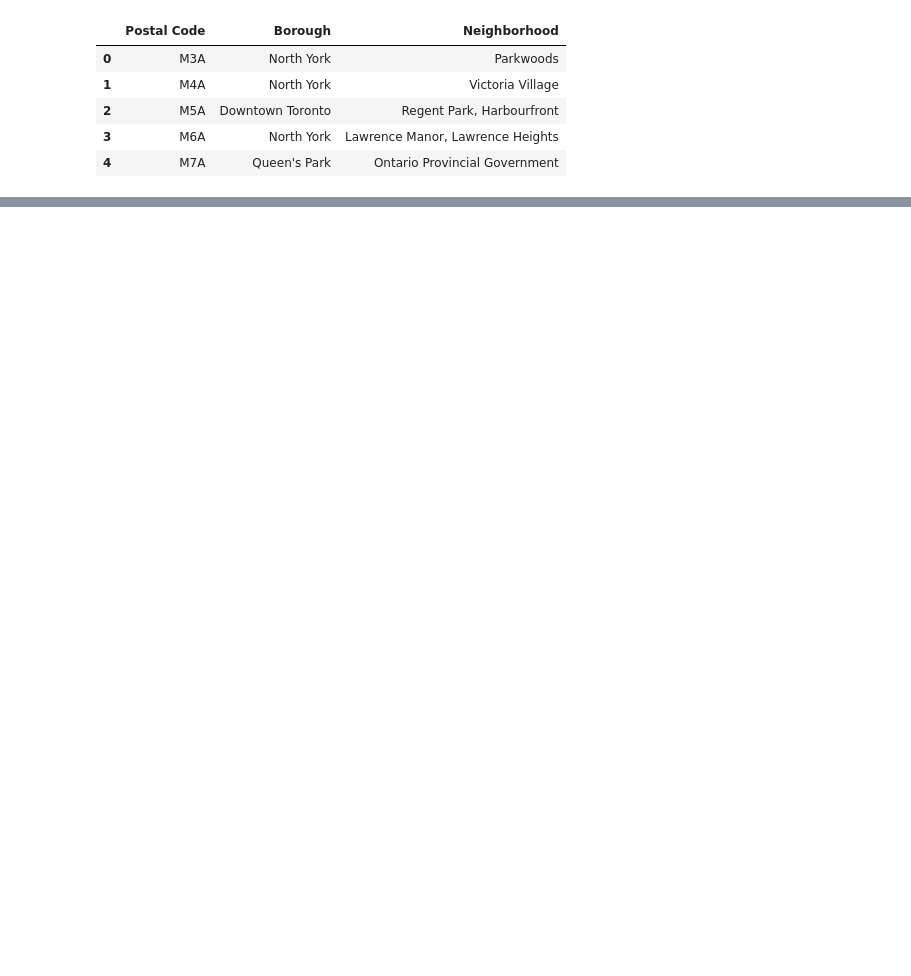
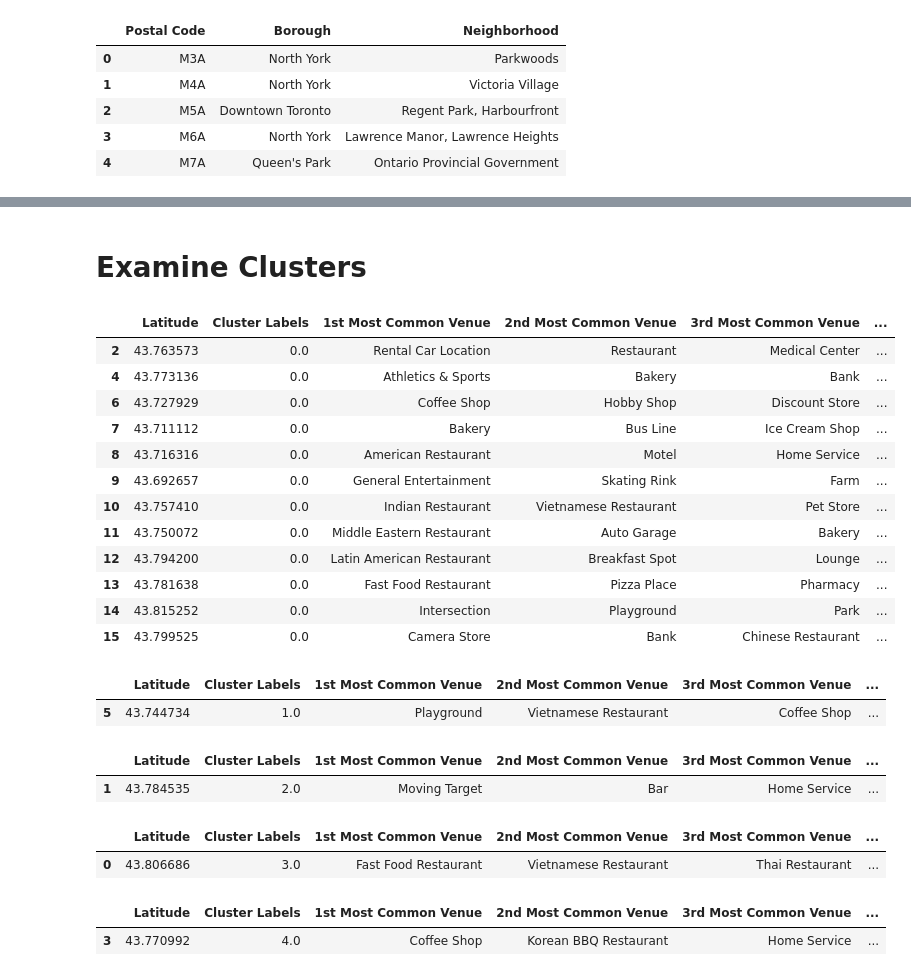
Before and after one commit to barwes02/Coursera_Capstone, a Jupyter notebook: Applied Data Science Capstone.ipynb, the cells around one changed output, grey strips where cells are left out. Saved outputs shown, nothing was run; the diff lists cells and outputs as text; code cells hidden in the pictures; blank space fills up the shorter version.

```diff
--- a/Applied Data Science Capstone.ipynb
+++ b/Applied Data Science Capstone.ipynb
@@ -106,0 +340,12 @@ df_new.head()
+# %%
+num_top_venues = 5
+
+for hood in scarborough_grouped['Neighborhood']:
+    print("----"+hood+"----")
+    temp = scarborough_grouped[scarborough_grouped['Neighborhood'] == hood].T.reset_index()
+    temp.columns = ['venue','freq']
+    temp = temp.iloc[1:]
+    temp['freq'] = temp['freq'].astype(float)
+    temp = temp.round({'freq': 2})
+    print(temp.sort_values('freq', ascending=False).reset_index(drop=True).head(num_top_venues))
+    print('\n')
@@ -106,0 +370,6 @@ df_new.head()
+# %%
+def return_most_common_venues(row, num_top_venues):
+    row_categories = row.iloc[1:]
+    row_categories_sorted = row_categories.sort_values(ascending=False)
+
+    return row_categories_sorted.index.values[0:num_top_venues]
@@ -106,0 +404,11 @@ df_new.head()
+# %%
+# set number of clusters
+kclusters = 5
+
+scarborough_grouped_clustering = scarborough_grouped.drop('Neighborhood', 1)
+
+# run k-means clustering
+kmeans = KMeans(n_clusters=kclusters, random_state=0).fit(scarborough_grouped_clustering)
+
+# check cluster labels generated for each row in the dataframe
+kmeans.labels_[0:15]
@@ -106,0 +417,12 @@ df_new.head()
+# %%
+# add clustering labels
+neighborhoods_venues_sorted.drop('Cluster Labels', axis=1, inplace = True)
+neighborhoods_venues_sorted.insert(0, 'Cluster Labels', kmeans.labels_)
+
+scarborough_merged = Scarborough_data
+
+# merge scarborough_grouped with scarborough_data to add latitude/longitude for each neighborhood
+scarborough_merged = scarborough_merged.join(neighborhoods_venues_sorted.set_index('Neighborhood'), on='Neighborhood')
+scarborough_merged = scarborough_merged[scarborough_merged['Cluster Labels'].notna()]
+scarborough_merged['Cluster Labels'].astype(int)
+#scarborough_merged.head() # check the last columns!
@@ -106,0 +473,38 @@ df_new.head()
+# %% [markdown]
+# Examine Clusters
+# %%
+scarborough_merged.loc[scarborough_merged['Cluster Labels'] == 0, scarborough_merged.columns[[1] + list(range(5, scarborough_merged.shape[1]))]]
+# %% [output]
+|  | Latitude | Cluster Labels | 1st Most Common Venue | 2nd Most Common Venue | 3rd Most Common Venue | ... |
+| 2 | 43.763573 | 0.0 | Rental Car Location | Restaurant | Medical Center | ... |
+| 4 | 43.773136 | 0.0 | Athletics & Sports | Bakery | Bank | ... |
+| 6 | 43.727929 | 0.0 | Coffee Shop | Hobby Shop | Discount Store | ... |
+| 7 | 43.711112 | 0.0 | Bakery | Bus Line | Ice Cream Shop | ... |
+| 8 | 43.716316 | 0.0 | American Restaurant | Motel | Home Service | ... |
+| 9 | 43.692657 | 0.0 | General Entertainment | Skating Rink | Farm | ... |
+| 10 | 43.757410 | 0.0 | Indian Restaurant | Vietnamese Restaurant | Pet Store | ... |
+| 11 | 43.750072 | 0.0 | Middle Eastern Restaurant | Auto Garage | Bakery | ... |
+| 12 | 43.794200 | 0.0 | Latin American Restaurant | Breakfast Spot | Lounge | ... |
+| 13 | 43.781638 | 0.0 | Fast Food Restaurant | Pizza Place | Pharmacy | ... |
+| 14 | 43.815252 | 0.0 | Intersection | Playground | Park | ... |
+| 15 | 43.799525 | 0.0 | Camera Store | Bank | Chinese Restaurant | ... |
+# %%
+scarborough_merged.loc[scarborough_merged['Cluster Labels'] == 1, scarborough_merged.columns[[1] + list(range(5, scarborough_merged.shape[1]))]]
+# %% [output]
+|  | Latitude | Cluster Labels | 1st Most Common Venue | 2nd Most Common Venue | 3rd Most Common Venue | ... |
+| 5 | 43.744734 | 1.0 | Playground | Vietnamese Restaurant | Coffee Shop | ... |
+# %%
+scarborough_merged.loc[scarborough_merged['Cluster Labels'] == 2, scarborough_merged.columns[[1] + list(range(5, scarborough_merged.shape[1]))]]
+# %% [output]
+|  | Latitude | Cluster Labels | 1st Most Common Venue | 2nd Most Common Venue | 3rd Most Common Venue | ... |
+| 1 | 43.784535 | 2.0 | Moving Target | Bar | Home Service | ... |
+# %%
+scarborough_merged.loc[scarborough_merged['Cluster Labels'] == 3, scarborough_merged.columns[[1] + list(range(5, scarborough_merged.shape[1]))]]
+# %% [output]
+|  | Latitude | Cluster Labels | 1st Most Common Venue | 2nd Most Common Venue | 3rd Most Common Venue | ... |
+| 0 | 43.806686 | 3.0 | Fast Food Restaurant | Vietnamese Restaurant | Thai Restaurant | ... |
+# %%
+scarborough_merged.loc[scarborough_merged['Cluster Labels'] == 4, scarborough_merged.columns[[1] + list(range(5, scarborough_merged.shape[1]))]]
+# %% [output]
+|  | Latitude | Cluster Labels | 1st Most Common Venue | 2nd Most Common Venue | 3rd Most Common Venue | ... |
+| 3 | 43.770992 | 4.0 | Coffee Shop | Korean BBQ Restaurant | Home Service | ... |
```
Also changed, not shown: parts of 27 cells of this notebook.
